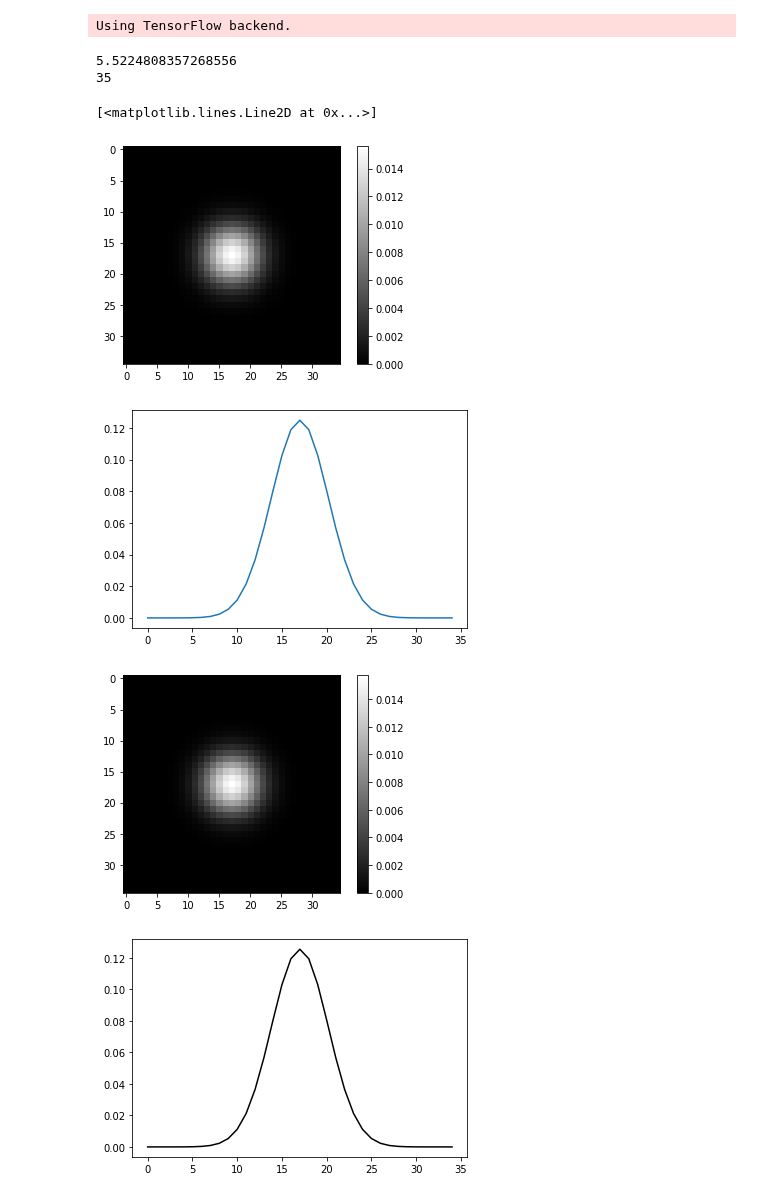
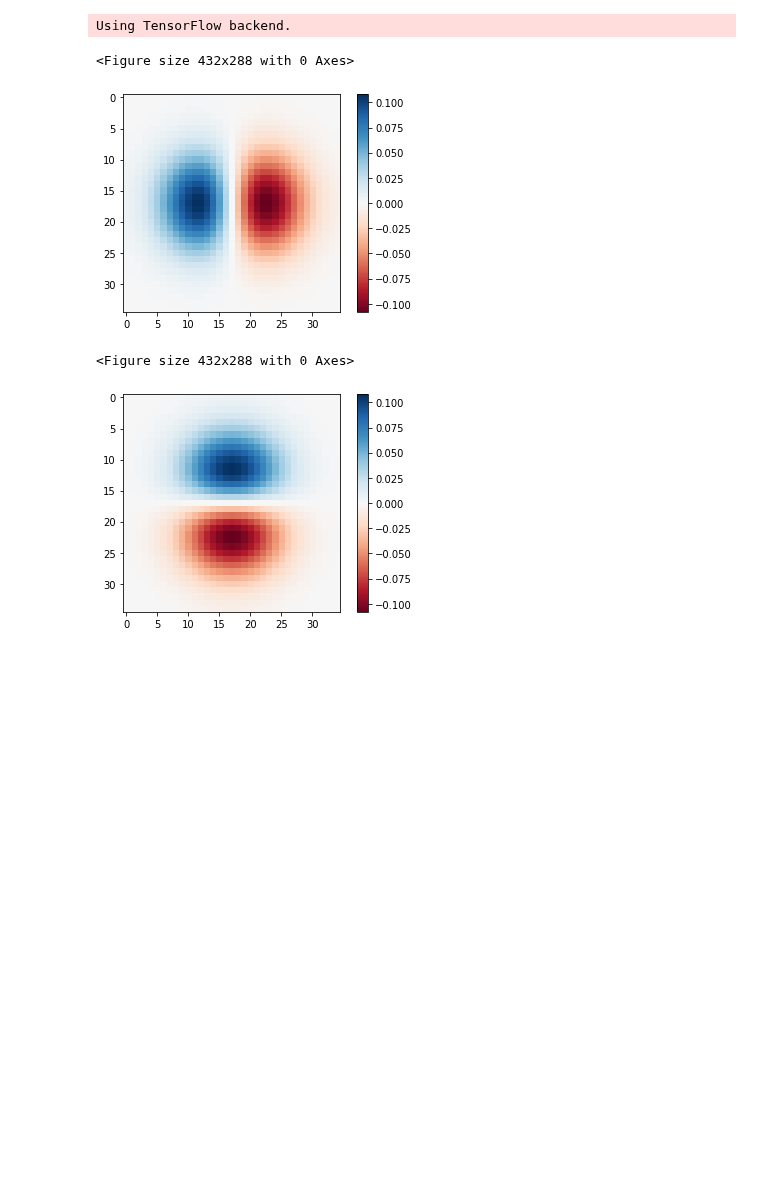
Before and after one commit to Niloo1371/Finding_droplets, a Jupyter notebook: Preprocessing/Focus_metric.ipynb, the cells around one changed output. Saved outputs shown, nothing was run; the diff lists cells and outputs as text; code cells hidden in the pictures; blank space fills up the shorter version.

```diff
--- a/Preprocessing/Focus_metric.ipynb
+++ b/Preprocessing/Focus_metric.ipynb
@@ -71,28 +90,45 @@ def kernel_from_d_1d(d_um=2.2,scaling_factor=0.345):
 # %%
+check_function_forwarding = False
 
-plt.figure()
-kernel_2d_gkern=gkern(kernlen=35, nsig=5.5)
-plot1=plt.imshow(kernel_2d_gkern,cmap='gray')
-plt.colorbar(plot1)
+if check_function_forwarding:
+    plt.figure()
+    kernel_2d_gkern = gkern(kernlen=35, nsig=5.5)
+    plot1 = plt.imshow(kernel_2d_gkern, cmap='gray')
+    plt.colorbar(plot1)
 
-plt.figure()
+    plt.figure()
+    kernel_2d, sigma, cutoff = kernel_from_d()
+    plot2 = plt.imshow(kernel_2d, cmap='gray')
+    plt.colorbar(plot2)
 
-kernel_gkern=gkern_1d(kernlen=35, nsig=5.5)
-plt.plot(kernel_gkern)
+    plt.figure()
 
-plt.figure()
-kernel_2d,sigma,cutoff=kernel_from_d()
-plot2=plt.imshow(kernel_2d,cmap='gray')
-plt.colorbar(plot2)
+    kernel_gkern = gkern_1d(kernlen=35, nsig=5.5)
+    plt.plot(kernel_gkern)
 
-plt.figure()
-kernel,sigma,cutoff=kernel_from_d_1d()
-plt.plot(kernel,c='black')
+    plt.figure()
+    kernel, sigma, cutoff = kernel_from_d_1d()
+    plt.plot(kernel, c='black')
-# %% [output]
-5.5224808357268556
-35
-[<matplotlib.lines.Line2D at 0x...>]
-[figure, removed]
-[figure, removed]
-[figure, removed]
-[figure, removed]
+# %%
+show_kernels = True
+if show_kernels:
+    plt.figure()
+    kernel_2d, sigma, cutoff = kernel_from_d(d_um=2.2)
+    g_gradient_x = np.gradient(kernel_2d, axis=1)
+
+    plt.figure()
+    ax = plt.gca()
+    plot_kernel_nice(g_gradient_x, ax)
+
+    plt.figure()
+    kernel_2d, sigma, cutoff = kernel_from_d()
+    g_gradient_y = np.gradient(kernel_2d, axis=0)
+
+    plt.figure()
+    ax = plt.gca()
+    plot_kernel_nice(g_gradient_y, ax)
+# %% [output]
+<Figure size 432x288 with 0 Axes>
+[figure, added]
+<Figure size 432x288 with 0 Axes>
+[figure, added]
```
Also changed, not shown: parts of 17 cells of this notebook, 11 other files.
